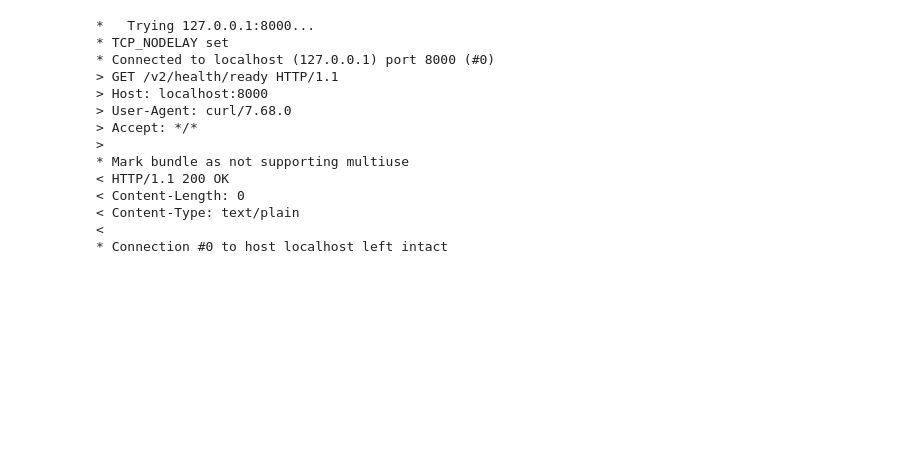
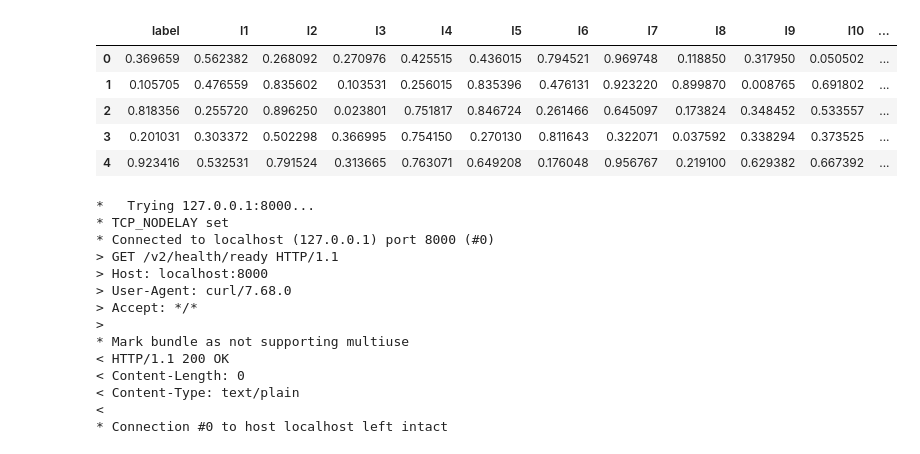
Before and after one commit to triton-inference-server/hugectr_backend, a Jupyter notebook: hps_backend/examples/02-hps_infer.ipynb, the cells around one changed output. Drawn from its saved outputs; the diff is of its cells as text; code cells hidden in the pictures; blank space fills up the shorter version.

```diff
--- a/hps_backend/examples/02-hps_infer.ipynb
+++ b/hps_backend/examples/02-hps_infer.ipynb
@@ -173,0 +243,6 @@ I0616 04:51:52.882868 14892 hps.cc:150] TRITONBACKEND_Backend Finalize: HPSBacke
+# %%
+CATEGORICAL_COLUMNS=["C" + str(x) for x in range(1, 5)]
+CONTINUOUS_COLUMNS=["I" + str(x) for x in range(1, 11)]
+LABEL_COLUMNS = ['label']
+cols = LABEL_COLUMNS + CONTINUOUS_COLUMNS + CATEGORICAL_COLUMNS
+cols
@@ -173,0 +265,10 @@ I0616 04:51:52.882868 14892 hps.cc:150] TRITONBACKEND_Backend Finalize: HPSBacke
+# %%
+df.set_axis(cols, axis=1,inplace=True)
+df.head()
+# %% [output]
+|  | label | I1 | I2 | I3 | I4 | I5 | I6 | I7 | I8 | I9 | I10 | ... |
+| 0 | 0.369659 | 0.562382 | 0.268092 | 0.270976 | 0.425515 | 0.436015 | 0.794521 | 0.969748 | 0.118850 | 0.317950 | 0.050502 | ... |
+| 1 | 0.105705 | 0.476559 | 0.835602 | 0.103531 | 0.256015 | 0.835396 | 0.476131 | 0.923220 | 0.899870 | 0.008765 | 0.691802 | ... |
+| 2 | 0.818356 | 0.255720 | 0.896250 | 0.023801 | 0.751817 | 0.846724 | 0.261466 | 0.645097 | 0.173824 | 0.348452 | 0.533557 | ... |
+| 3 | 0.201031 | 0.303372 | 0.502298 | 0.366995 | 0.754150 | 0.270130 | 0.811643 | 0.322071 | 0.037592 | 0.338294 | 0.373525 | ... |
+| 4 | 0.923416 | 0.532531 | 0.791524 | 0.313665 | 0.763071 | 0.649208 | 0.176048 | 0.956767 | 0.219100 | 0.629382 | 0.667392 | ... |
```
Also changed, not shown: parts of 30 cells of this notebook, 2 other files.
